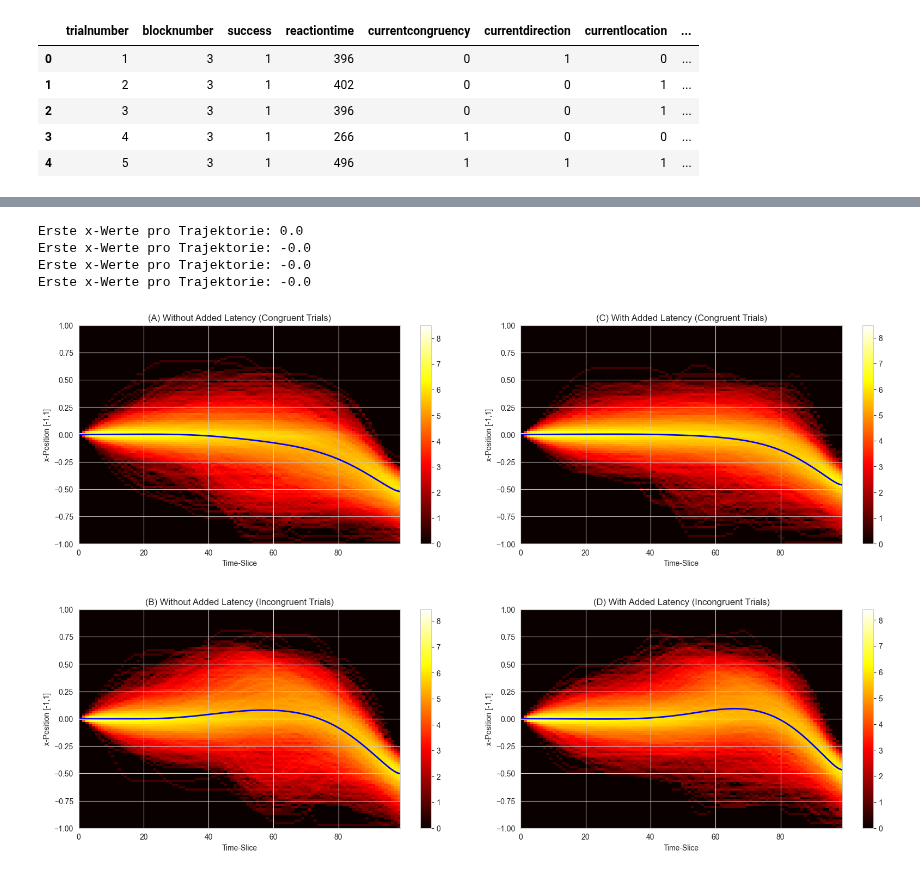
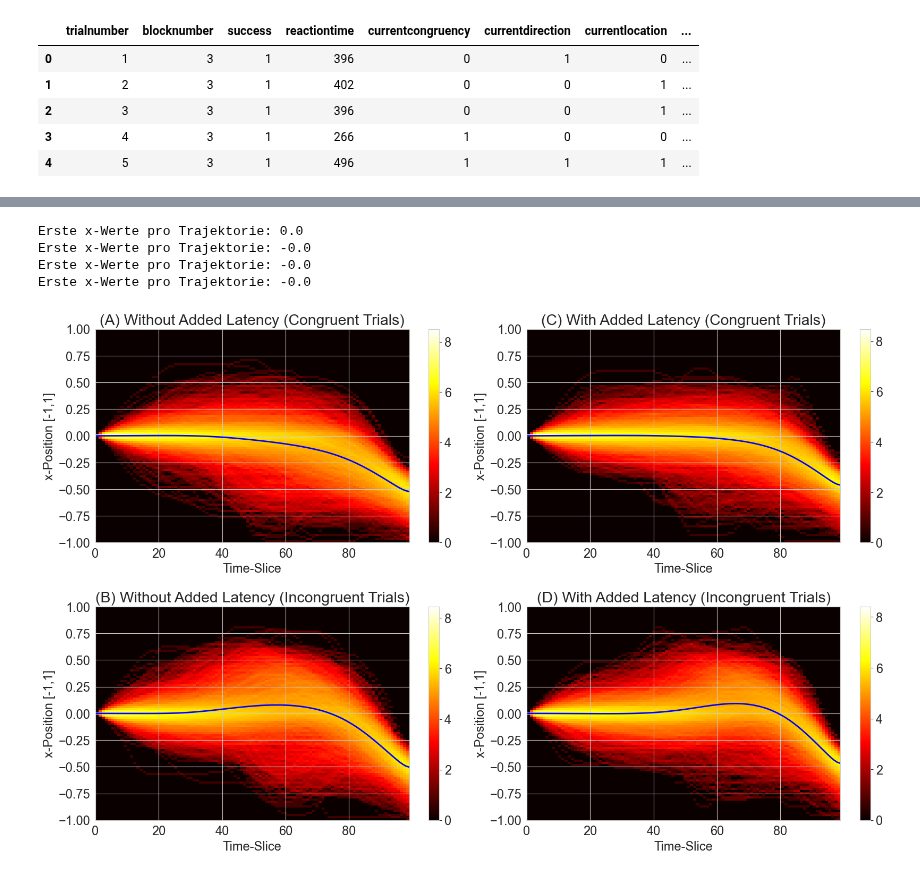
Before and after one commit to Michael1Mueller/continuousSimonTask, a Jupyter notebook: curvature_analysis.ipynb, the cells around one changed output, grey strips where cells are left out. Drawn from its saved outputs; the diff is of its cells as text; code cells hidden in the pictures.

Commit message:
refactor and change plots

```diff
--- a/curvature_analysis.ipynb
+++ b/curvature_analysis.ipynb
@@ -857,35 +783,37 @@ Erste x-Werte pro Trajektorie: -0.0
 # %%
+plt.rcParams.update({'font.size': 17})
+
 # Erstelle eine Figur mit zwei Zeilen und zwei Spalten (2x2)
 fig, ax = plt.subplots(2, 2, figsize=(20, 12))
 
 # **Heatmap für kongruente Trials ohne Latenz (oben links)**
 plot_heatmap(no_latency_congruent_trials,
              "(A) Without Added Latency (Congruent Trials)",
              ax=ax[0, 0])
 
 # **Heatmap für inkongruente Trials ohne Latenz (oben rechts)**
 plot_heatmap(no_latency_incongruent_trials,
              "(B) Without Added Latency (Incongruent Trials)",
              ax=ax[1, 0])
 
 # **Heatmap für kongruente Trials mit Latenz (unten links)**
 plot_heatmap(with_latency_congruent_trials,
              "(C) With Added Latency (Congruent Trials)",
              ax=ax[0, 1])
 
 # **Heatmap für inkongruente Trials mit Latenz (unten rechts)**
 plot_heatmap(with_latency_incongruent_trials,
              "(D) With Added Latency (Incongruent Trials)",
              ax=ax[1, 1])
 
 # Anpassung der Subplot-Abstände für eine bessere Darstellung
 plt.subplots_adjust(wspace=0.1, hspace=0.3)
 
 # Zeige die Plots an
 plt.show()
 # %% [output]
 Erste x-Werte pro Trajektorie: 0.0
 Erste x-Werte pro Trajektorie: -0.0
 Erste x-Werte pro Trajektorie: -0.0
 Erste x-Werte pro Trajektorie: -0.0
-[figure, old version]
+[figure, new version]
```
Also changed, not shown: parts of 10 cells of this notebook, 10 other files.
